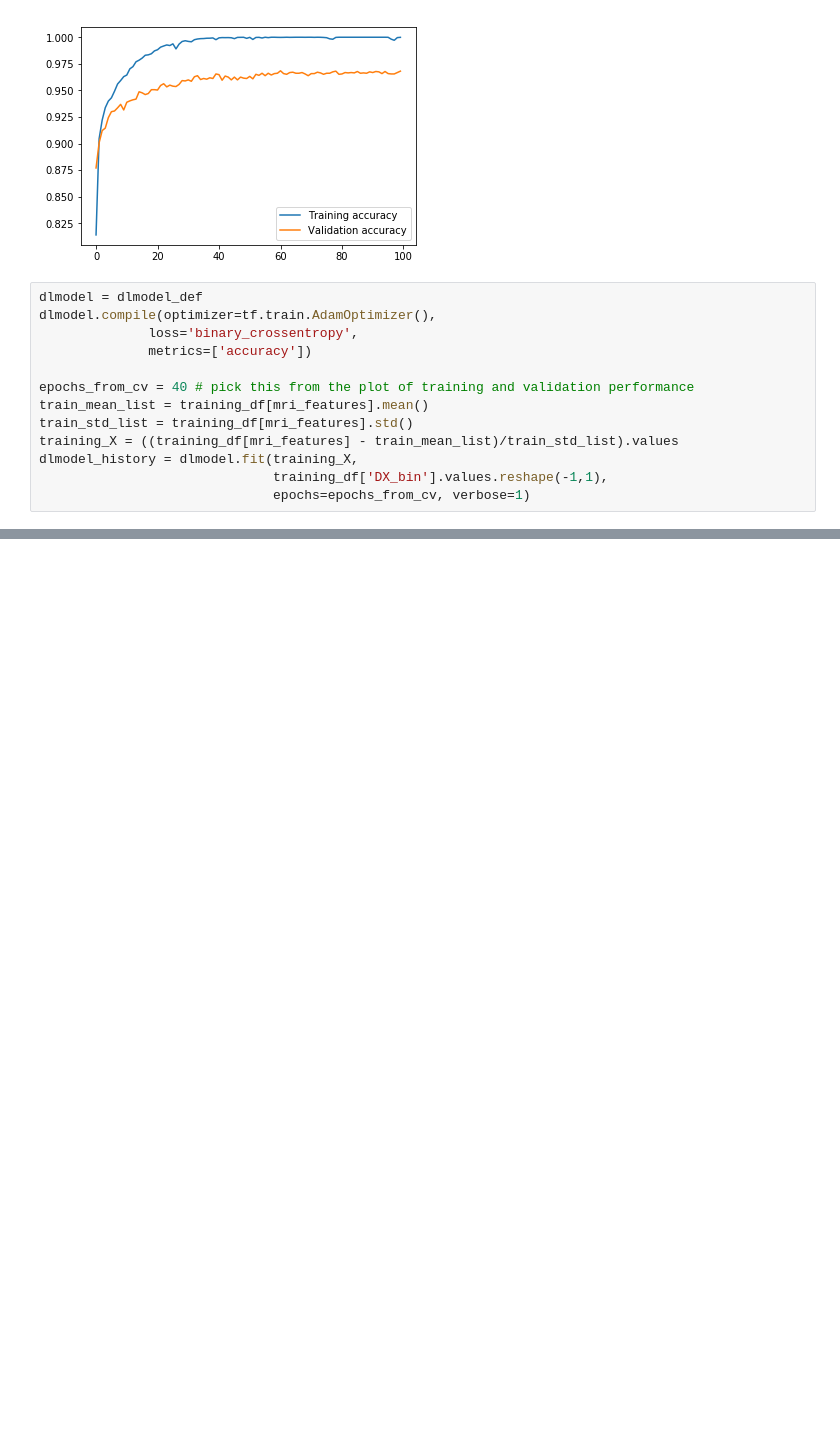
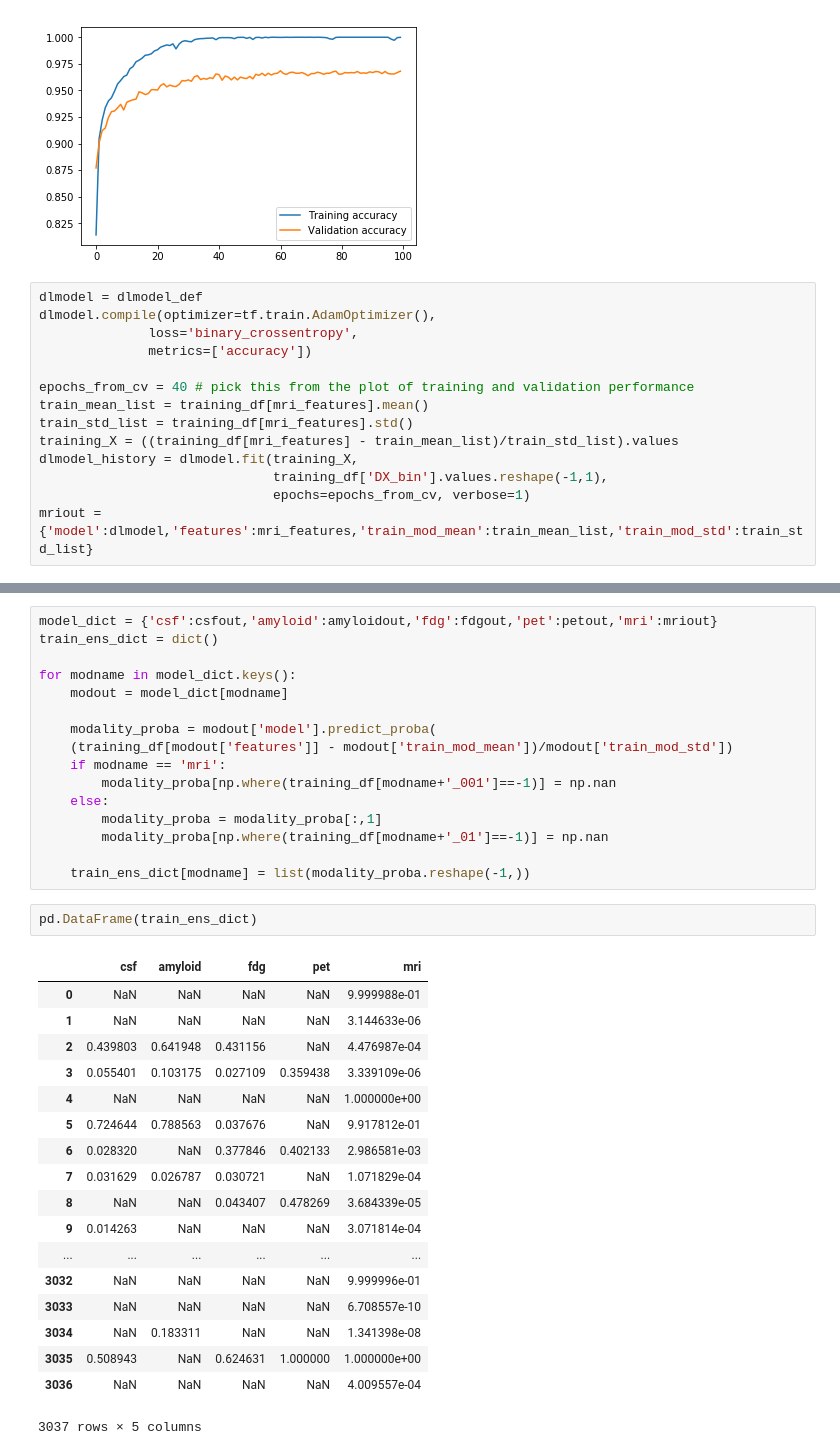
Before and after one commit to kvsaboo/CS598JP_CourseProject, a Jupyter notebook: Code/CS598JP-CourseProject.ipynb, the cells around one changed output, grey strips where cells are left out. Saved outputs shown, nothing was run; the diff lists cells and outputs as text; blank space fills up the shorter version.

```diff
--- a/Code/CS598JP-CourseProject.ipynb
+++ b/Code/CS598JP-CourseProject.ipynb
@@ -183,5 +184,6 @@ training_X = ((training_df[mri_features] - train_mean_list)/train_std_list).valu
 dlmodel_history = dlmodel.fit(training_X,
                               training_df['DX_bin'].values.reshape(-1,1),
                               epochs=epochs_from_cv, verbose=1)
+mriout = {'model':dlmodel,'features':mri_features,'train_mod_mean':train_mean_list,'train_mod_std':train_std_list}
 # %% [output]
 Epoch 1/40
@@ -210,0 +213,37 @@ Test accuracy is: 98.95%
+# %%
+model_dict = {'csf':csfout,'amyloid':amyloidout,'fdg':fdgout,'pet':petout,'mri':mriout}
+train_ens_dict = dict()
+
+for modname in model_dict.keys():
+    modout = model_dict[modname]
+
+    modality_proba = modout['model'].predict_proba(
+    (training_df[modout['features']] - modout['train_mod_mean'])/modout['train_mod_std'])
+    if modname == 'mri':
+        modality_proba[np.where(training_df[modname+'_001']==-1)] = np.nan
+    else:
+        modality_proba = modality_proba[:,1]
+        modality_proba[np.where(training_df[modname+'_01']==-1)] = np.nan
+
+    train_ens_dict[modname] = list(modality_proba.reshape(-1,))
+# %%
+pd.DataFrame(train_ens_dict)
+# %% [output]
+|  | csf | amyloid | fdg | pet | mri |
+| 0 | NaN | NaN | NaN | NaN | 9.999988e-01 |
+| 1 | NaN | NaN | NaN | NaN | 3.144633e-06 |
+| 2 | 0.439803 | 0.641948 | 0.431156 | NaN | 4.476987e-04 |
+| 3 | 0.055401 | 0.103175 | 0.027109 | 0.359438 | 3.339109e-06 |
+| 4 | NaN | NaN | NaN | NaN | 1.000000e+00 |
+| 5 | 0.724644 | 0.788563 | 0.037676 | NaN | 9.917812e-01 |
+| 6 | 0.028320 | NaN | 0.377846 | 0.402133 | 2.986581e-03 |
+| 7 | 0.031629 | 0.026787 | 0.030721 | NaN | 1.071829e-04 |
+| 8 | NaN | NaN | 0.043407 | 0.478269 | 3.684339e-05 |
+| 9 | 0.014263 | NaN | NaN | NaN | 3.071814e-04 |
+| ... | ... | ... | ... | ... | ... |
+| 3032 | NaN | NaN | NaN | NaN | 9.999996e-01 |
+| 3033 | NaN | NaN | NaN | NaN | 6.708557e-10 |
+| 3034 | NaN | 0.183311 | NaN | NaN | 1.341398e-08 |
+| 3035 | 0.508943 | NaN | 0.624631 | 1.000000 | 1.000000e+00 |
+| 3036 | NaN | NaN | NaN | NaN | 4.009557e-04 |
+3037 rows × 5 columns
```
Also changed, not shown: parts of 4 cells of this notebook.
